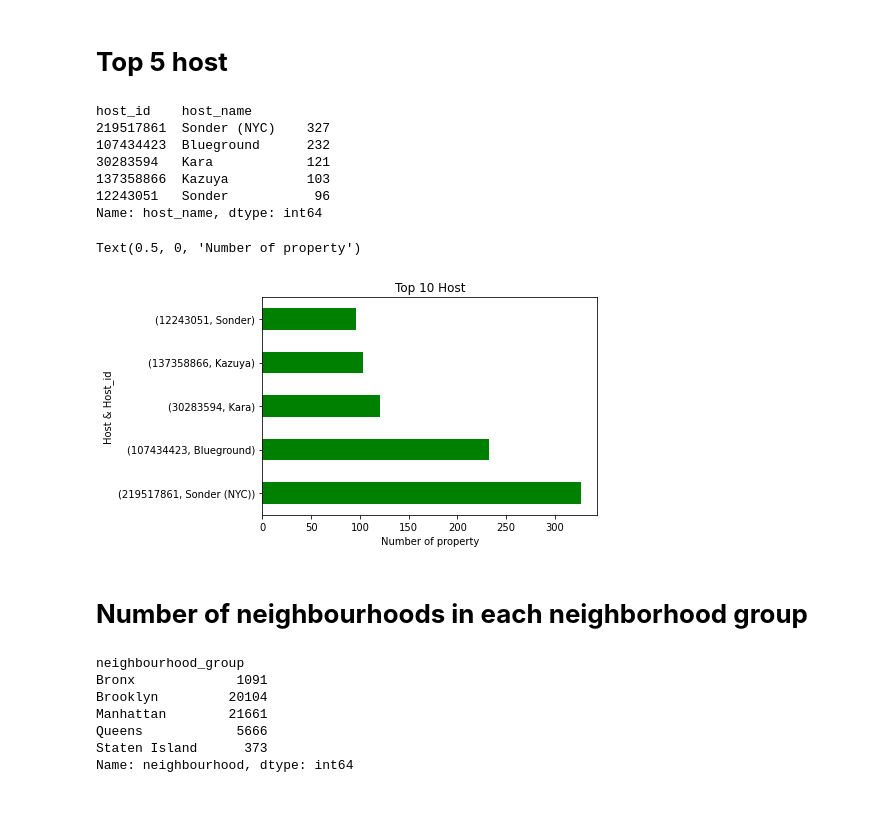
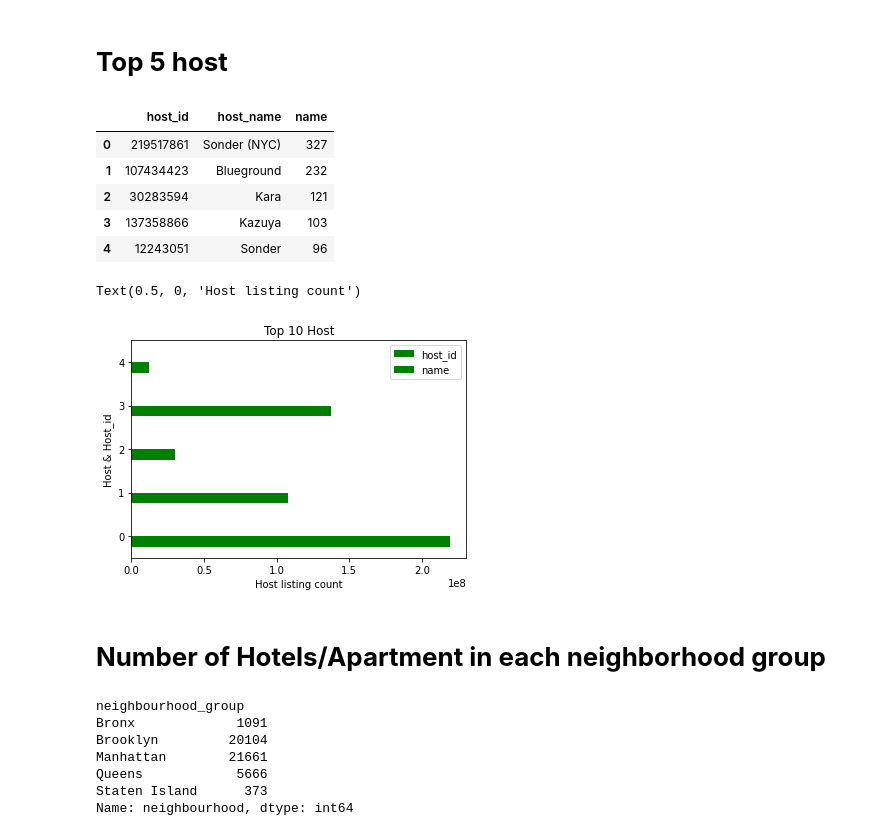
Before and after one commit to alokbhoi447/Airbnb-Booking-Analysis, a Jupyter notebook: Airbnb_Bookings_Analysis_Capstone_Project.ipynb, the cells around one changed output. Cells and saved outputs as stored; diff of their text form; code cells hidden in the pictures; blank space fills up the shorter version.

```diff
--- a/Airbnb_Bookings_Analysis_Capstone_Project.ipynb
+++ b/Airbnb_Bookings_Analysis_Capstone_Project.ipynb
@@ -78,27 +47,32 @@ Text(0.5, 0, 'Neighbourhood group')
 # %% [markdown]
 # **Top 5 host**
 # %%
-top_10_host = df.groupby(['host_id','host_name'])['host_name'].count().sort_values(ascending=False).head(5)
-top_10_host
+top_5_host = df.groupby(['host_id','host_name'])['name'].count().sort_values(ascending=False).head(5).reset_index()
+top_5_host
 # %% [output]
-host_id    host_name
-219517861  Sonder (NYC)    327
-107434423  Blueground      232
-30283594   Kara            121
-137358866  Kazuya          103
-12243051   Sonder           96
-Name: host_name, dtype: int64
+|  | host_id | host_name | name |
+| 0 | 219517861 | Sonder (NYC) | 327 |
+| 1 | 107434423 | Blueground | 232 |
+| 2 | 30283594 | Kara | 121 |
+| 3 | 137358866 | Kazuya | 103 |
+| 4 | 12243051 | Sonder | 96 |
 # %%
 top_10_host.plot(kind = 'barh', color='green')
 
 plt.title('Top 10 Host')
 plt.ylabel('Host & Host_id')
-plt.xlabel('Number of property')
+plt.xlabel('Host listing count')
+# from decimal import Decimal
+# ax = top_10_host.plot(x='DeviceType', y='format_duration', kind='bar')
+# for p in ax.patches:
+#     ax.annotate('{:.2E}'.format(Decimal(str(p.get_height()))), (p.get_x(), p.get_height()))
+# plt.tight_layout()
+# plt.show()
 # %% [output]
-Text(0.5, 0, 'Number of property')
+Text(0.5, 0, 'Host listing count')
-[figure, old version]
+[figure, new version]
 # %% [markdown]
-# **Number of neighbourhoods in each neighborhood group**
+# **Number of Hotels/Apartment in each neighborhood group**
 # %%
 number_of_neighbourhood = df.groupby('neighbourhood_group')['neighbourhood'].count()
 number_of_neighbourhood
```
Also changed, not shown: parts of 32 cells of this notebook.
